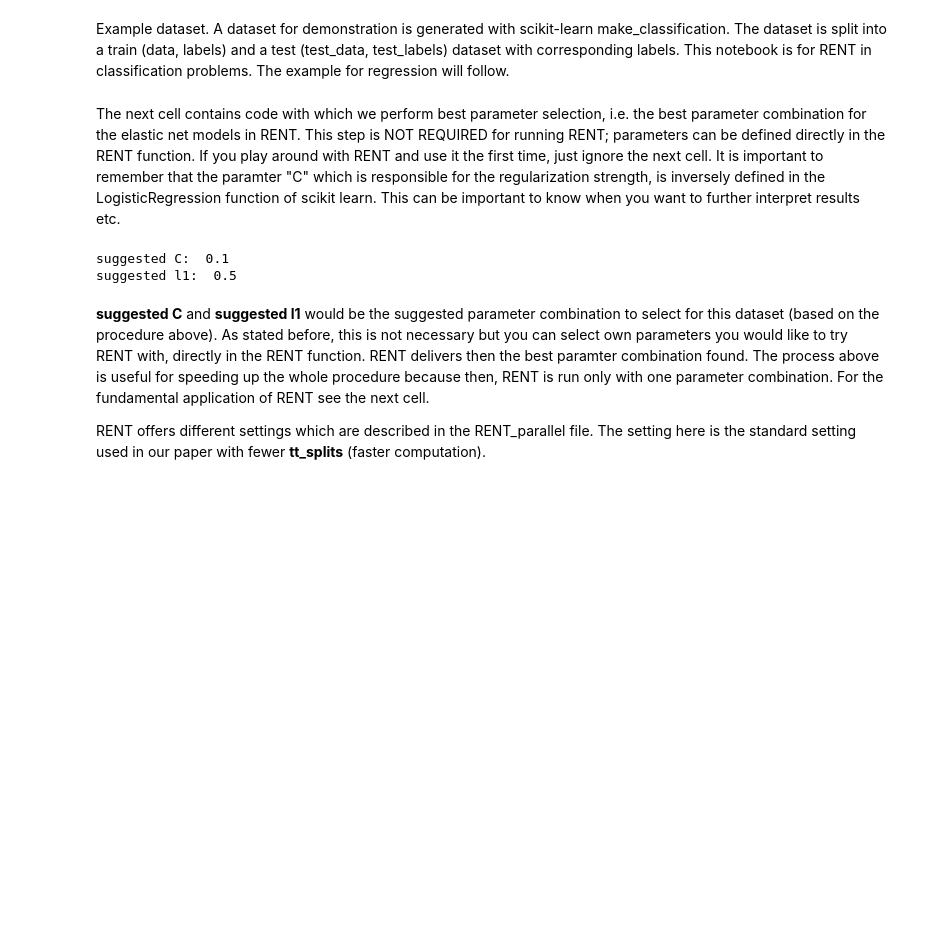
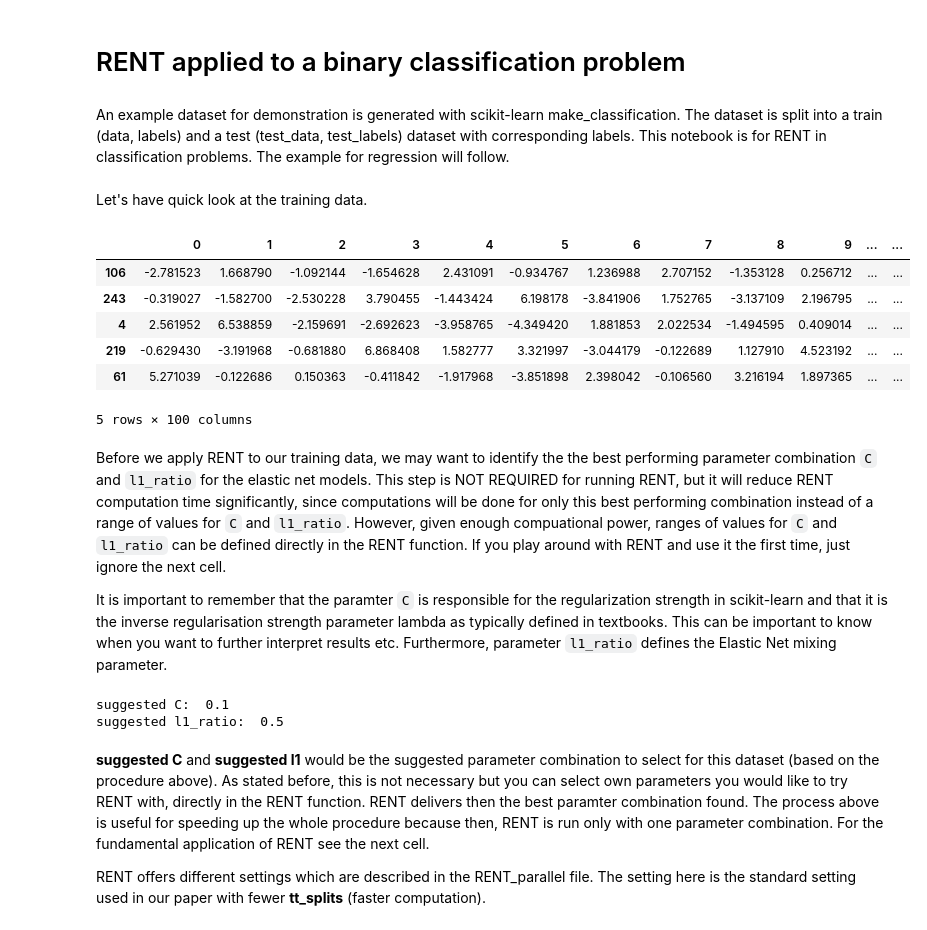
Before and after one commit to NMBU-Data-Science/RENT, a Jupyter notebook: src/RENT/Example.ipynb, the cells around one changed output. Drawn from its saved outputs; the diff is of its cells as text; code cells hidden in the pictures; blank space fills up the shorter version.

Commit message:
Updated example jupyter notebook

```diff
--- a/src/RENT/Example.ipynb
+++ b/src/RENT/Example.ipynb
@@ -1,3 +1,5 @@
+# %% [markdown]
+# RENT applied to a binary classification problem
 # %% [markdown]
-Example dataset. A dataset for demonstration is generated with scikit-learn make_classification. The dataset is split into a train (data, labels) and a test (test_data, test_labels) dataset with corresponding labels. This notebook is for RENT in classification problems. The example for regression will follow.
+An example dataset for demonstration is generated with scikit-learn make_classification. The dataset is split into a train (data, labels) and a test (test_data, test_labels) dataset with corresponding labels. This notebook is for RENT in classification problems. The example for regression will follow.
 # %%
@@ -14,7 +20,20 @@ my_feat_names = ['f{0}'.format(x+1) for x in range(len(my_data.columns))]
 data, test_data, labels, test_labels = train_test_split(my_data, my_target, test_size=0.3, random_state=0)
+# %% [markdown]
+Let's have quick look at the training data.
+# %%
+data.head()
+# %% [output]
+|  | 0 | 1 | 2 | 3 | 4 | 5 | 6 | 7 | 8 | 9 | ... | ... |
+| 106 | -2.781523 | 1.668790 | -1.092144 | -1.654628 | 2.431091 | -0.934767 | 1.236988 | 2.707152 | -1.353128 | 0.256712 | ... | ... |
+| 243 | -0.319027 | -1.582700 | -2.530228 | 3.790455 | -1.443424 | 6.198178 | -3.841906 | 1.752765 | -3.137109 | 2.196795 | ... | ... |
+| 4 | 2.561952 | 6.538859 | -2.159691 | -2.692623 | -3.958765 | -4.349420 | 1.881853 | 2.022534 | -1.494595 | 0.409014 | ... | ... |
+| 219 | -0.629430 | -3.191968 | -0.681880 | 6.868408 | 1.582777 | 3.321997 | -3.044179 | -0.122689 | 1.127910 | 4.523192 | ... | ... |
+| 61 | 5.271039 | -0.122686 | 0.150363 | -0.411842 | -1.917968 | -3.851898 | 2.398042 | -0.106560 | 3.216194 | 1.897365 | ... | ... |
+5 rows × 100 columns
 # %% [markdown]
-The next cell contains code with which we perform best parameter selection, i.e. the best parameter combination for the elastic net models in RENT. This step is NOT REQUIRED for running RENT; parameters can be defined directly in the RENT function. If you play around with RENT and use it the first time, just ignore the next cell.
-It is important to remember that the paramter "C" which is responsible for the regularization strength, is inversely defined in the LogisticRegression function of scikit learn. This can be important to know when you want to further interpret results etc.
+Before we apply RENT to our training data, we may want to identify the the best performing parameter combination `C` and `l1_ratio` for the elastic net models. This step is NOT REQUIRED for running RENT, but it will reduce RENT computation time significantly, since computations will be done for only this best performing combination instead of a range of values for `C` and `l1_ratio`. However, given enough compuational power, ranges of values for `C` and `l1_ratio` can be defined directly in the RENT function. If you play around with RENT and use it the first time, just ignore the next cell.
+
+It is important to remember that the paramter `C` is responsible for the regularization strength in scikit-learn and that it is the inverse regularisation strength parameter lambda as typically defined in textbooks. This can be important to know when you want to further interpret results etc. Furthermore, parameter `l1_ratio` defines the Elastic Net mixing parameter.
 # %%
 import parameter_selection as ps
 import warnings
@@ -34,9 +55,9 @@ best_C, best_l1 = ps.parameter_selection(data=data, labels=labels,
 # %%
 print("suggested C: ", best_C)
-print("suggested l1: ", best_l1)
+print("suggested l1_ratio: ", best_l1_ratio)
 # %% [output]
 suggested C:  0.1
-suggested l1:  0.5
+suggested l1_ratio:  0.5
 # %% [markdown]
 **suggested C** and **suggested l1** would be the suggested parameter combination to select for this dataset (based on the procedure above). As stated before, this is not necessary but you can select own parameters you would like to try RENT with, directly in the RENT function. RENT delivers then the best paramter combination found. The process above is useful for speeding up the whole procedure because then, RENT is run only with one parameter combination. For the fundamental application of RENT see the next cell.
 
```
Also changed, not shown: parts of 11 cells of this notebook, 1 other file.
